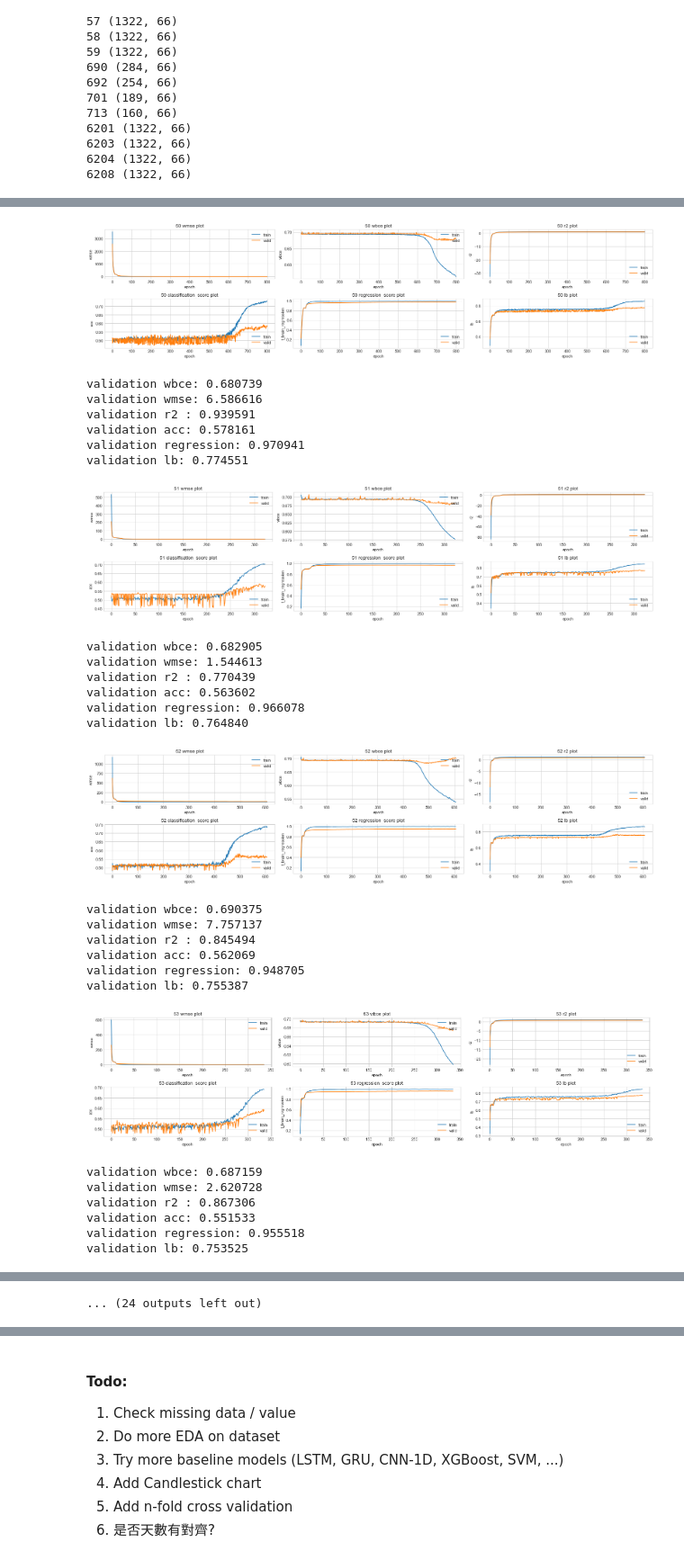
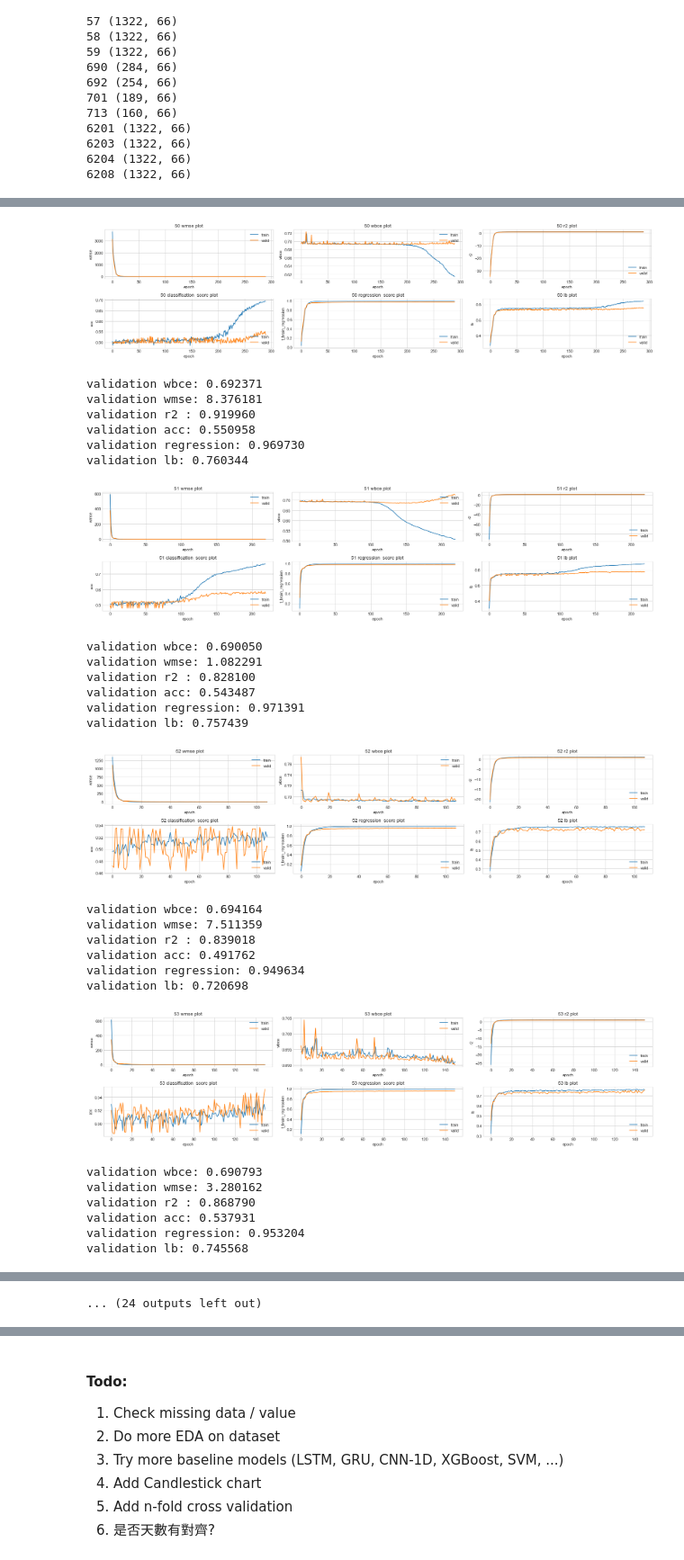
Before and after one commit to peter0749/Tbrain_2018_stock_prediction, a Jupyter notebook: lstm.ipynb, the cells around one changed output, grey strips where cells are left out. Shown at 90% size. Cells and saved outputs as stored; diff of their text form; code cells hidden in the pictures.

```diff
--- a/lstm.ipynb
+++ b/lstm.ipynb
@@ -23,7 +23,7 @@ Using TensorFlow backend.
 DATASET_ROOT = './0525'
 TRAIN_PATH = os.path.join(DATASET_ROOT, 'taetfp.csv')
 AUX_PATH = os.path.join(DATASET_ROOT, 'tasharep.csv')
-TS_IN=15
+TS_IN=13
 TS_OUT=5
 fields = ['開盤價(元)', '最高價(元)', '最低價(元)', '收盤價(元)', '成交張數(張)']
 fields_dict = dict()
@@ -169,7 +169,8 @@ def regression_score(y_true, y_pred):
 
 def make_model(ts_in=60, ts_out=5, n_field=66, n_encode=128, n_decode=128, reg_a=0.1):
     input_ = Input(shape=(ts_in, n_field))
-    lstm_1 = Bidirectional(CuDNNLSTM(n_encode, return_sequences=False, recurrent_regularizer=l2(reg_a)), merge_mode='sum') (input_)
+    noise = GaussianNoise(1e-6) (input_)
+    lstm_1 = Bidirectional(CuDNNLSTM(n_encode, return_sequences=False, recurrent_regularizer=l2(reg_a)), merge_mode='sum') (noise)
     rep_vec_2 = RepeatVector(ts_out) (lstm_1)
     lstm_3 = CuDNNLSTM(n_decode, return_sequences=True, recurrent_regularizer=l2(reg_a)) (rep_vec_2)
     lstm_4 = CuDNNLSTM(n_decode, return_sequences=True, recurrent_regularizer=l2(reg_a)) (lstm_3)
@@ -238,65 +239,67 @@ def vis(history, title='no title', dpi=80):
     plt.show()
 # %%
 from keras.callbacks import *
+from keras.optimizers import Adam
 from sklearn.model_selection import train_test_split
 BATCH_SIZE = 32 # batch size 不要太大, 我們仍然會希望去學習多一點資料中的變異
 EPOCH = 800
 total_lb = 0
 total_vlb = 0
 for model_n, (X, Y, label) in enumerate(train_18):
     prefix = str(codes[model_n])
 
     X_train, X_test, Y_train, Y_test, label_train, label_test = train_test_split(X, Y, label, test_size=0.2)
 
-    earlystop = EarlyStopping(patience=50)
+    earlystop_class = EarlyStopping(monitor='val_class_loss', patience=100)
+    earlystop_reg   = EarlyStopping(monitor='val_regression_loss', patience=100)
     ckpt = ModelCheckpoint(prefix+'_model.h5', save_best_only=True)
 
     model = make_model(ts_in=TS_IN, ts_out=TS_OUT)
-    model.compile(loss={'regression':regress_loss, 'class':classification_loss}, optimizer='adam', metrics = {'regression':[r2_keras, regression_score], 'class':[classification_score]}, loss_weights={'class':2, 'regression':1})
-    history = model.fit(X_train, [Y_train, label_train], validation_data=(X_test, [Y_test, label_test]) , batch_size=BATCH_SIZE, epochs=EPOCH, callbacks=[TensorBoard(log_dir=prefix+'_logs'), earlystop, ckpt], shuffle=True, verbose=0)
+    model.compile(loss={'regression':regress_loss, 'class':classification_loss}, optimizer=Adam(clipnorm=1.0), metrics = {'regression':[r2_keras, regression_score], 'class':[classification_score]}, loss_weights={'class':2, 'regression':1})
+    history = model.fit(X_train, [Y_train, label_train], validation_data=(X_test, [Y_test, label_test]) , batch_size=BATCH_SIZE, epochs=EPOCH, callbacks=[TensorBoard(log_dir=prefix+'_logs'), earlystop_class, earlystop_reg, ckpt], shuffle=True, verbose=0)
 
     vis(history, title=prefix, dpi=180)
 
     best_e = np.argmin(history.history['val_loss'])
 
     vlb = 0.5*history.history['val_regression_regression_score'][best_e]+0.5*history.history['val_class_classification_score'][best_e]
     print('validation wbce: {:.6f}'.format(history.history['val_class_loss'][best_e]))
     print('validation wmse: {:.6f}'.format(history.history['val_regression_loss'][best_e]))
     print('validation r2 : {:.6f}'.format(history.history['val_regression_r2_keras'][best_e]))
     print('validation acc: {:.6f}'.format(history.history['val_class_classification_score'][best_e]))
     print('validation regression: {:.6f}'.format(history.history['val_regression_regression_score'][best_e]))
     print('validation lb: {:.6f}'.format(vlb))
 
     total_lb += 0.5*history.history['regression_regression_score'][best_e]+0.5*history.history['class_classification_score'][best_e]
     total_vlb += vlb
 
     K.clear_session()
 # %% [output]
-[figure, old version]
+[figure, new version]
-validation wbce: 0.680739
-validation wmse: 6.586616
-validation r2 : 0.939591
-validation acc: 0.578161
-validation regression: 0.970941
-validation lb: 0.774551
+validation wbce: 0.692371
+validation wmse: 8.376181
+validation r2 : 0.919960
+validation acc: 0.550958
+validation regression: 0.969730
+validation lb: 0.760344
-[figure, old version]
+[figure, new version]
-validation wbce: 0.682905
-validation wmse: 1.544613
-validation r2 : 0.770439
-validation acc: 0.563602
-validation regression: 0.966078
-validation lb: 0.764840
+validation wbce: 0.690050
+validation wmse: 1.082291
+validation r2 : 0.828100
+validation acc: 0.543487
+validation regression: 0.971391
+validation lb: 0.757439
-[figure, old version]
+[figure, new version]
-validation wbce: 0.690375
-validation wmse: 7.757137
-validation r2 : 0.845494
-validation acc: 0.562069
-validation regression: 0.948705
-validation lb: 0.755387
+validation wbce: 0.694164
+validation wmse: 7.511359
+validation r2 : 0.839018
+validation acc: 0.491762
+validation regression: 0.949634
+validation lb: 0.720698
-[figure, old version]
+[figure, new version]
-validation wbce: 0.687159
-validation wmse: 2.620728
-validation r2 : 0.867306
-validation acc: 0.551533
-validation regression: 0.955518
-validation lb: 0.753525
+validation wbce: 0.690793
+validation wmse: 3.280162
+validation r2 : 0.868790
+validation acc: 0.537931
+validation regression: 0.953204
+validation lb: 0.745568
```
Also changed, not shown: parts of 3 cells of this notebook, 3 other files.
